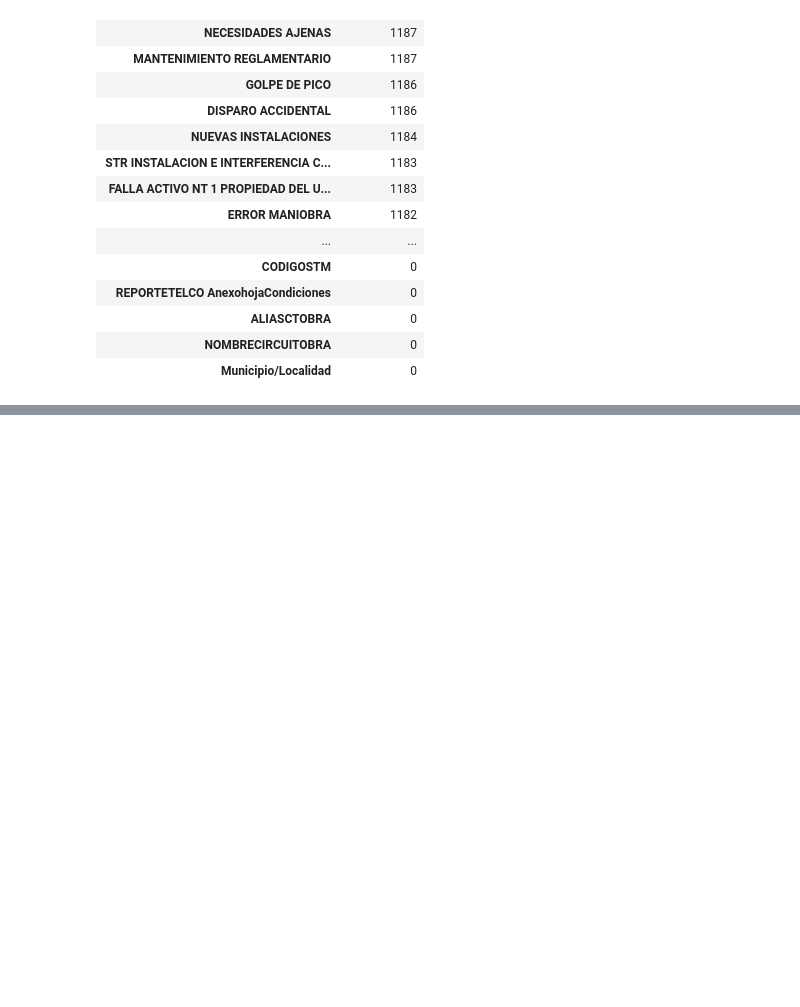
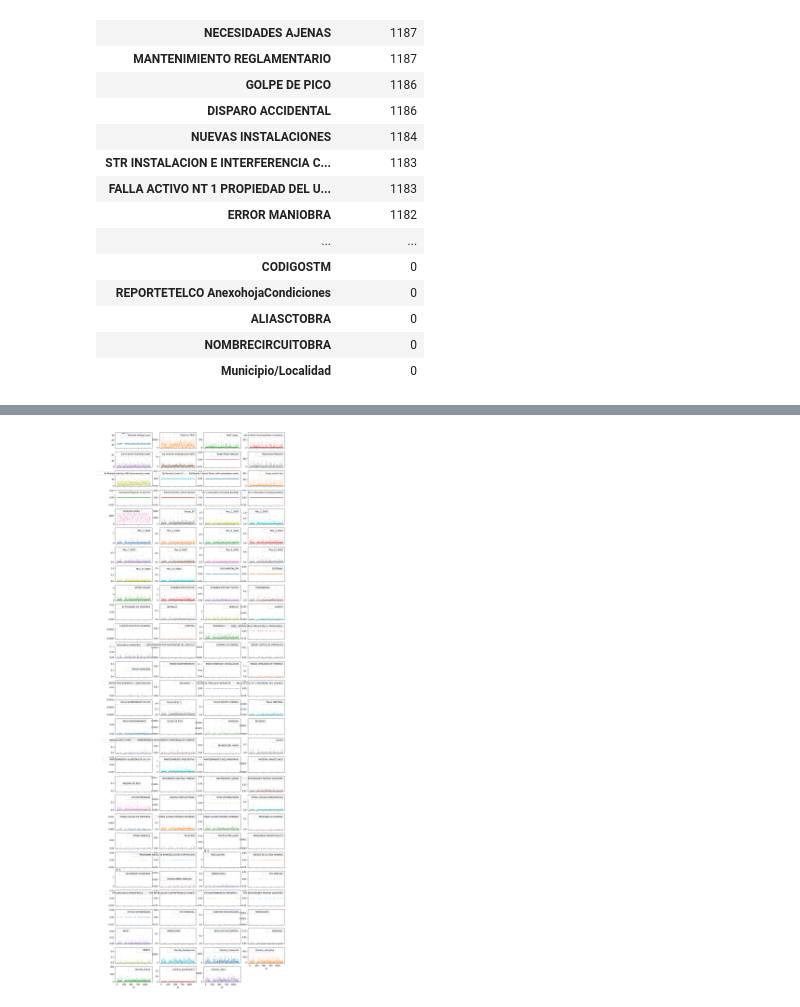
Before and after one commit to EduardoToledoMIAD/distribucion_potencia, a Jupyter notebook: src/notebooks/1_0_et_exploracion_inicial_datos.ipynb, the cells around one changed output, grey strips where cells are left out. Saved outputs shown, nothing was run; the diff lists cells and outputs as text; code cells hidden in the pictures; blank space fills up the shorter version.

```diff
--- a/src/notebooks/1_0_et_exploracion_inicial_datos.ipynb
+++ b/src/notebooks/1_0_et_exploracion_inicial_datos.ipynb
@@ -114,0 +126,6 @@ plt.show()
+# %%
+# Vstazo general de las numericas
+circuitos.plot(lw=0, marker=".", subplots=True, layout=(-1, 4),
+          figsize=(15, 50), markersize=1);
+# %% [output]
+[figure, added]
```
Also changed, not shown: parts of 3 cells of this notebook, 5 other files.
